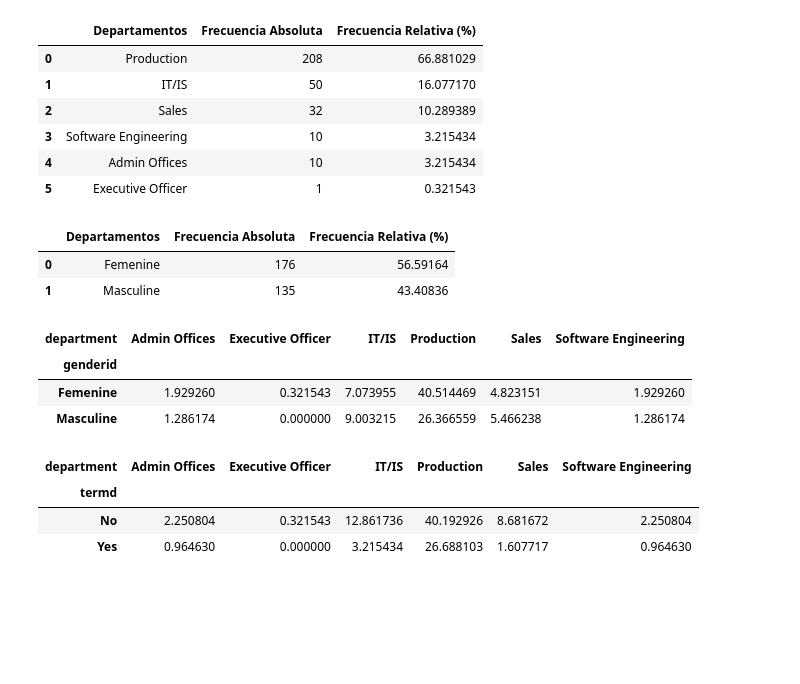
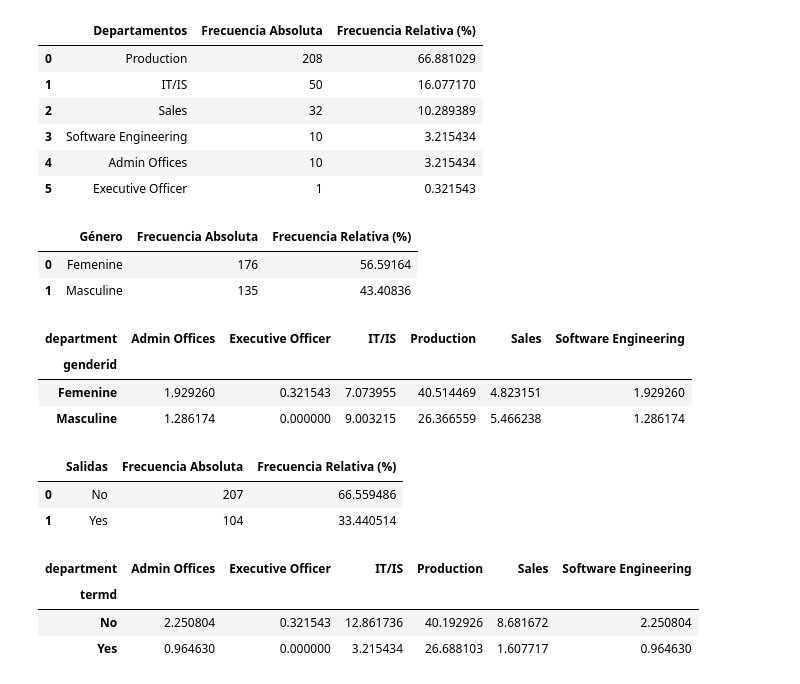
Before and after one commit to Adalab/proyecto-da-promoF-modulo4-equipo6, a Jupyter notebook: ABtesting.ipynb, the cells around one changed output. Drawn from its saved outputs; the diff is of its cells as text; code cells hidden in the pictures; blank space fills up the shorter version.

```diff
--- a/ABtesting.ipynb
+++ b/ABtesting.ipynb
@@ -224,23 +246,23 @@ tabla_frecuencias
 | 4 | Admin Offices | 10 | 3.215434 |
 | 5 | Executive Officer | 1 | 0.321543 |
 # %%
-# queremos analizar la distribución del deppartamento en nuestro conjunto de datos.
+# queremos analizar la distribución del género en nuestro conjunto de datos.
 # calculamos la tabla de frecuencia absoluta
 frecuencia_absoluta = df['genderid'].value_counts()
 
 # calculamos la tabla de frecuencia relativa incluyendo el parámetro "normalize" para que nos lo convierta en tanto por 1.
 frecuencia_relativa = df['genderid'].value_counts(normalize=True) * 100
 
 # creamos un DataFrame para mostrar ambas tablas
 tabla_frecuencias = pd.DataFrame({
-    'Departamentos': frecuencia_absoluta.index,
+    'Género': frecuencia_absoluta.index,
     'Frecuencia Absoluta': frecuencia_absoluta.values,
     'Frecuencia Relativa (%)': frecuencia_relativa.values
 })
 # vemos la tabla de frecuencias
 tabla_frecuencias
 # %% [output]
-|  | Departamentos | Frecuencia Absoluta | Frecuencia Relativa (%) |
+|  | Género | Frecuencia Absoluta | Frecuencia Relativa (%) |
 | 0 | Femenine | 176 | 56.59164 |
 | 1 | Masculine | 135 | 43.40836 |
 # %%
@@ -255,6 +277,26 @@ tabla_contingencia
 | genderid |  |  |  |  |  |  |
 | Femenine | 1.929260 | 0.321543 | 7.073955 | 40.514469 | 4.823151 | 1.929260 |
 | Masculine | 1.286174 | 0.000000 | 9.003215 | 26.366559 | 5.466238 | 1.286174 |
+# %%
+# queremos analizar la distribución de los que se van en nuestro conjunto de datos.
+# calculamos la tabla de frecuencia absoluta
+frecuencia_absoluta = df['termd'].value_counts()
+
+# calculamos la tabla de frecuencia relativa incluyendo el parámetro "normalize" para que nos lo convierta en tanto por 1.
+frecuencia_relativa = df['termd'].value_counts(normalize=True) * 100
+
+# creamos un DataFrame para mostrar ambas tablas
+tabla_frecuencias = pd.DataFrame({
+    'Salidas': frecuencia_absoluta.index,
+    'Frecuencia Absoluta': frecuencia_absoluta.values,
+    'Frecuencia Relativa (%)': frecuencia_relativa.values
+})
+# vemos la tabla de frecuencias
+tabla_frecuencias
+# %% [output]
+|  | Salidas | Frecuencia Absoluta | Frecuencia Relativa (%) |
+| 0 | No | 207 | 66.559486 |
+| 1 | Yes | 104 | 33.440514 |
 # %%
 # queremos analizar cómo se distribuye el departamento  en función del sexo.
 # creamos  la tabla de contingencia usando el método crosstab de pandas
```
Also changed, not shown: parts of 45 cells of this notebook.
